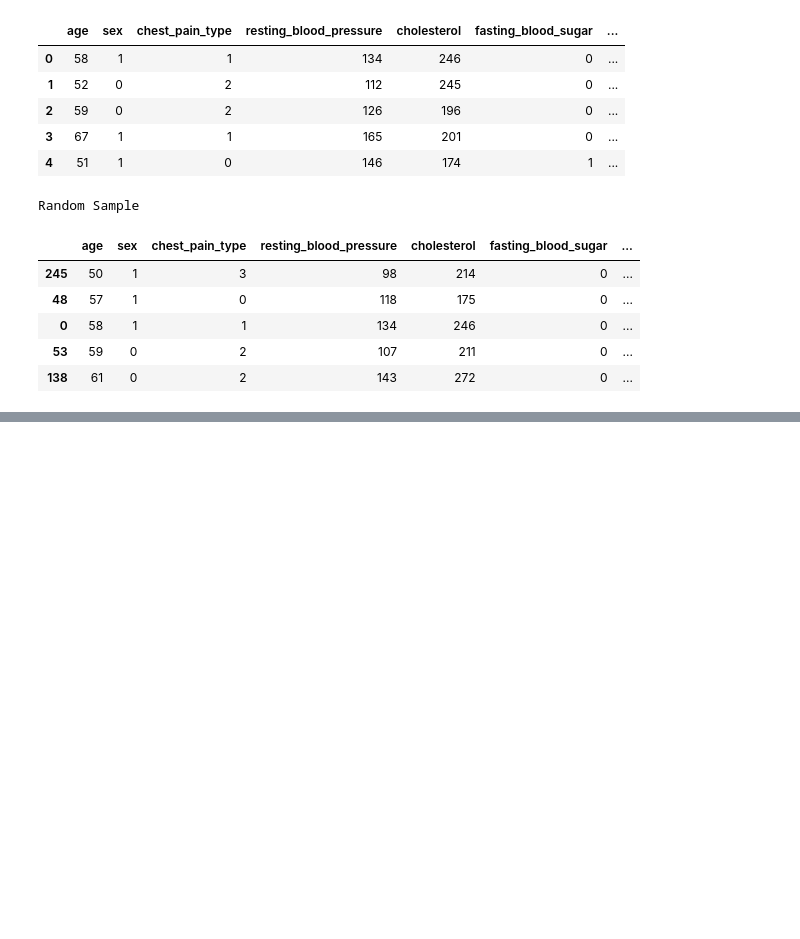
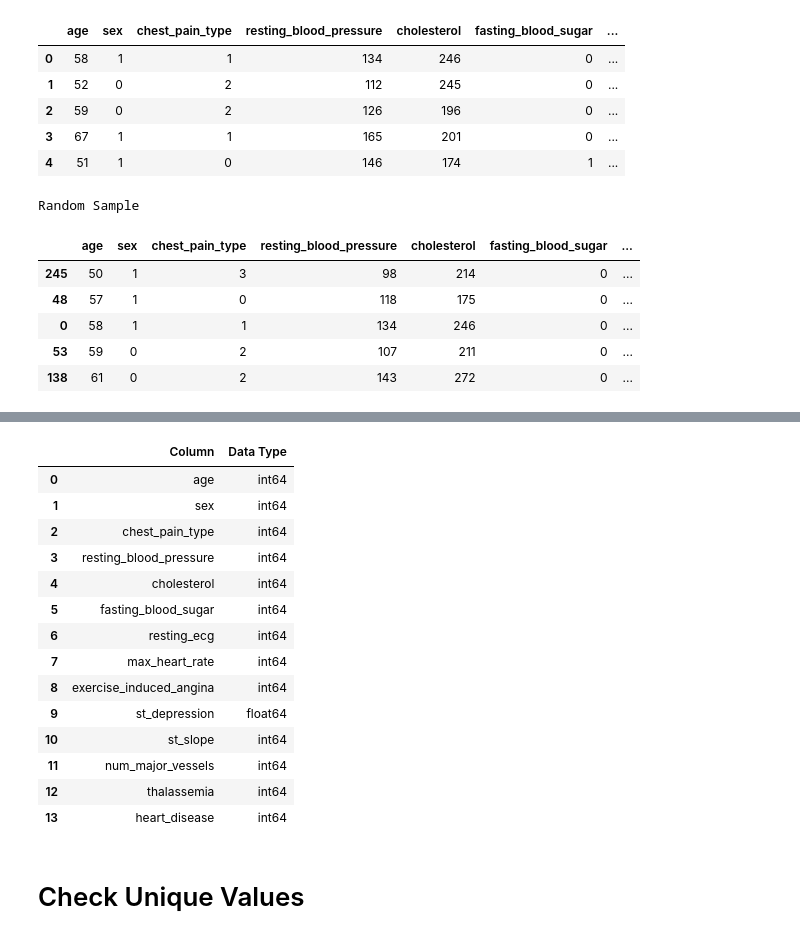
Before and after one commit to iamkhan49/heart-disease-prediction-ml, a Jupyter notebook: Heart_Disease_Detection_using_Classification_Algorithms.ipynb, the cells around one changed output, grey strips where cells are left out. Drawn from its saved outputs; the diff is of its cells as text; code cells hidden in the pictures; blank space fills up the shorter version.

Commit message:
Perform data cleaning and preprocessing

```diff
--- a/Heart_Disease_Detection_using_Classification_Algorithms.ipynb
+++ b/Heart_Disease_Detection_using_Classification_Algorithms.ipynb
@@ -201,0 +231,6 @@ Random Sample
+# %%
+# Remove missing values if any
+
+df = df.dropna()
+
+print("Dataset Shape After Removing Missing Values:", df.shape)
@@ -201,0 +268,4 @@ Random Sample
+# %%
+df = df.drop_duplicates()
+
+print("Dataset Shape After Removing Duplicates:", df.shape)
@@ -201,0 +299,25 @@ Random Sample
+# %%
+# Display all columns with their data types
+
+pd.DataFrame({
+    "Column": df.columns,
+    "Data Type": df.dtypes.values
+})
+# %% [output]
+|  | Column | Data Type |
+| 0 | age | int64 |
+| 1 | sex | int64 |
+| 2 | chest_pain_type | int64 |
+| 3 | resting_blood_pressure | int64 |
+| 4 | cholesterol | int64 |
+| 5 | fasting_blood_sugar | int64 |
+| 6 | resting_ecg | int64 |
+| 7 | max_heart_rate | int64 |
+| 8 | exercise_induced_angina | int64 |
+| 9 | st_depression | float64 |
+| 10 | st_slope | int64 |
+| 11 | num_major_vessels | int64 |
+| 12 | thalassemia | int64 |
+| 13 | heart_disease | int64 |
+# %% [markdown]
+# Check Unique Values
```
Also changed, not shown: parts of 19 cells of this notebook.
